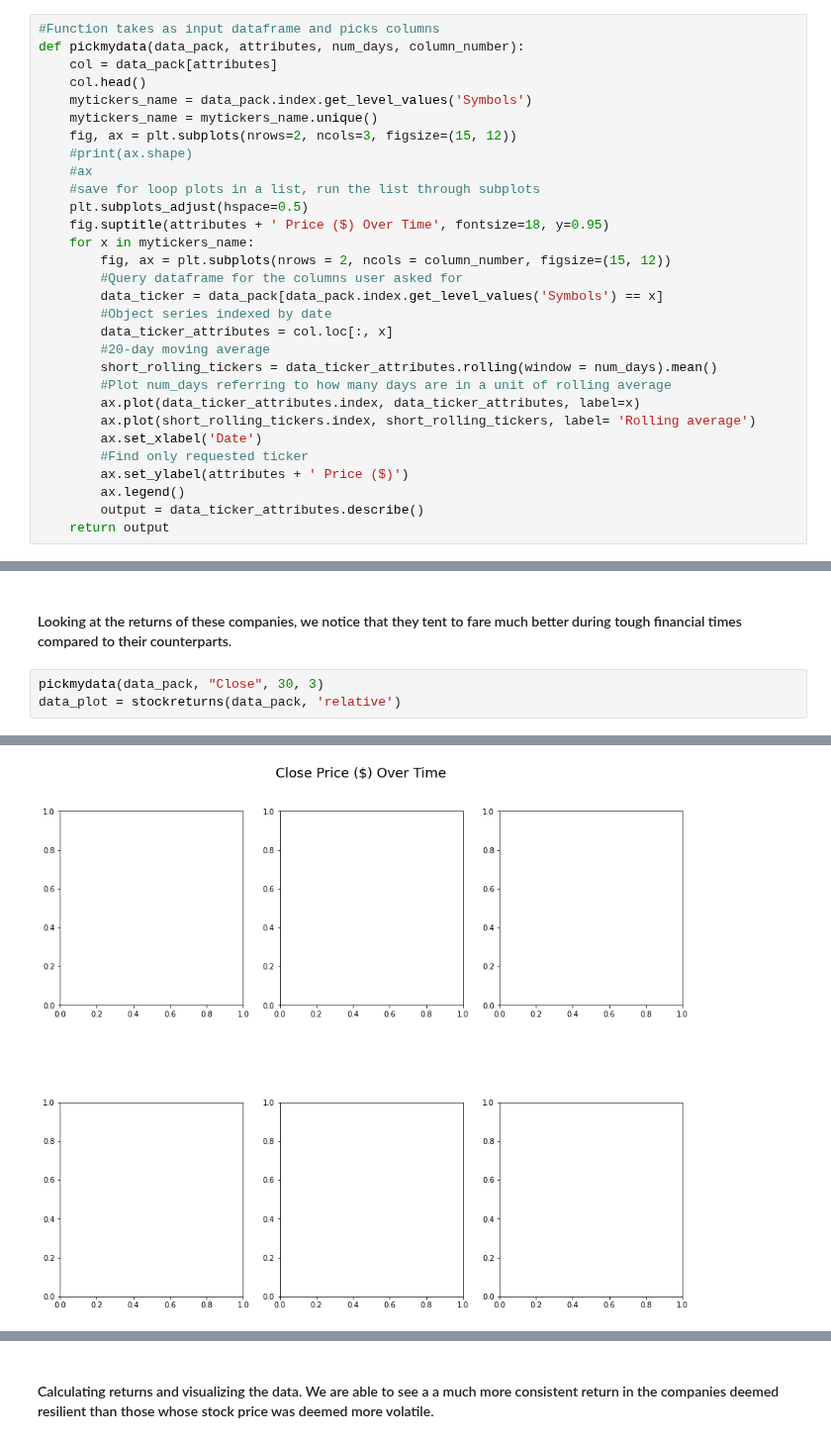
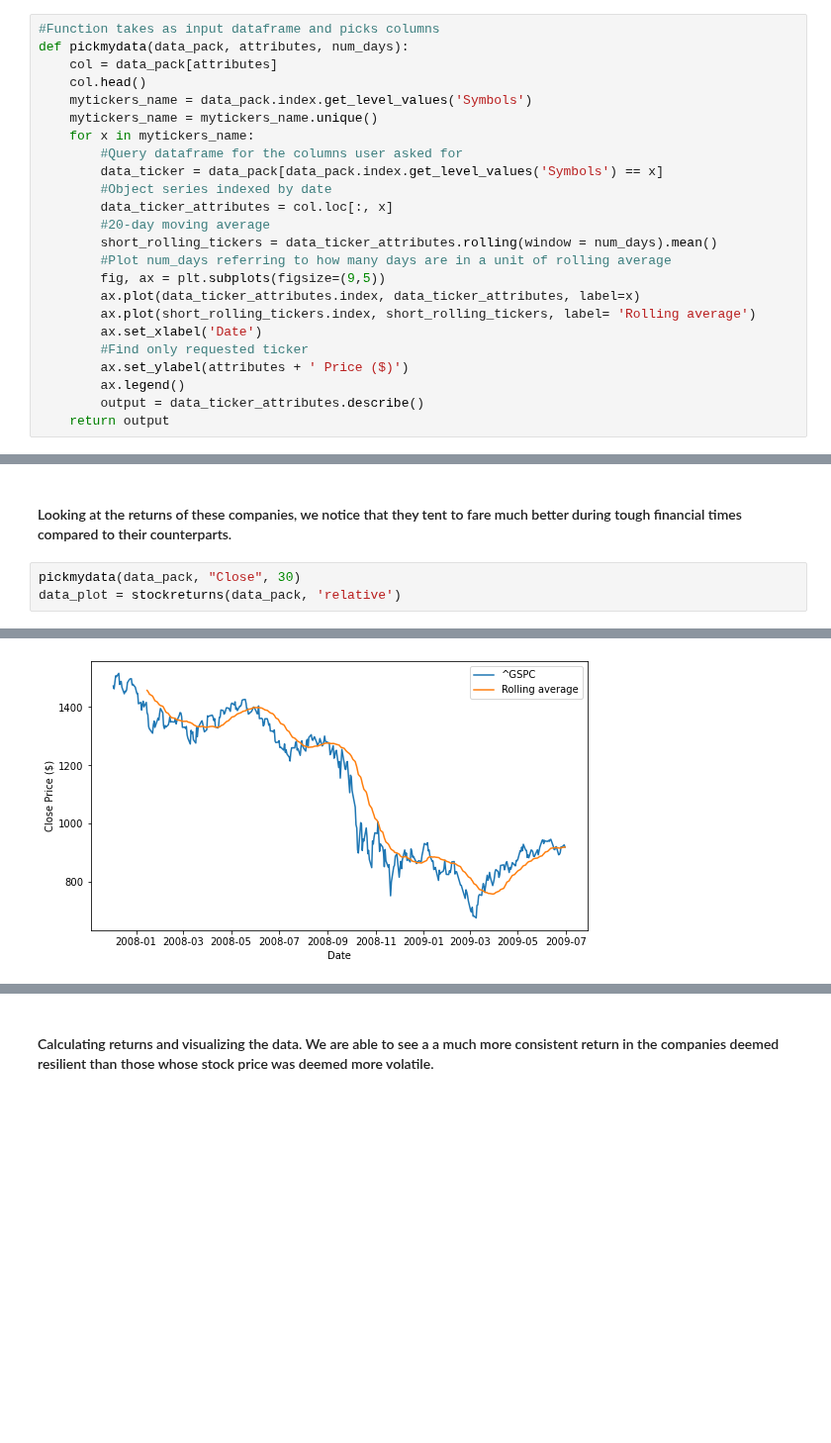
Before and after one commit to BeyeA/Stock-Market-Data-Science, a Jupyter notebook: Recession Proof Stocks.ipynb, the cells around one changed output, grey strips where cells are left out. Shown at 99% size. Saved outputs shown, nothing was run; the diff lists cells and outputs as text; blank space fills up the shorter version.

```diff
--- a/Recession Proof Stocks.ipynb
+++ b/Recession Proof Stocks.ipynb
@@ -20,19 +20,12 @@ def readmydata(tickers, start_date, end_date):
     return output
 # %%
 #Function takes as input dataframe and picks columns
-def pickmydata(data_pack, attributes, num_days, column_number):
+def pickmydata(data_pack, attributes, num_days):
     col = data_pack[attributes]
     col.head()
     mytickers_name = data_pack.index.get_level_values('Symbols')
     mytickers_name = mytickers_name.unique()
-    fig, ax = plt.subplots(nrows=2, ncols=3, figsize=(15, 12))
-    #print(ax.shape)
-    #ax
-    #save for loop plots in a list, run the list through subplots
-    plt.subplots_adjust(hspace=0.5)
-    fig.suptitle(attributes + ' Price ($) Over Time', fontsize=18, y=0.95)
     for x in mytickers_name:
-        fig, ax = plt.subplots(nrows = 2, ncols = column_number, figsize=(15, 12))
         #Query dataframe for the columns user asked for
         data_ticker = data_pack[data_pack.index.get_level_values('Symbols') == x]
         #Object series indexed by date
@@ -40,6 +33,7 @@ def pickmydata(data_pack, attributes, num_days, column_number):
         #20-day moving average
         short_rolling_tickers = data_ticker_attributes.rolling(window = num_days).mean()
         #Plot num_days referring to how many days are in a unit of rolling average
+        fig, ax = plt.subplots(figsize=(9,5))
         ax.plot(data_ticker_attributes.index, data_ticker_attributes, label=x)
         ax.plot(short_rolling_tickers.index, short_rolling_tickers, label= 'Rolling average')
         ax.set_xlabel('Date')
@@ -109,6 +106,6 @@ data_pack = readmydata(tickers=['^GSPC', 'WMT', 'KR', 'GIS', 'HRL', 'CPB'], star
 # %% [markdown]
 #### Looking at the returns of these companies, we notice that they tent to fare much better during tough financial times compared to their counterparts.
 # %%
-pickmydata(data_pack, "Close", 30, 3)
+pickmydata(data_pack, "Close", 30)
 data_plot = stockreturns(data_pack, 'relative')
 # %% [output]
@@ -116 +121 @@ AttributeError: 'numpy.ndarray' object has no attribute 'plot'
-[figure, old version]
+[figure, new version]
```
Also changed, not shown: parts of 10 cells of this notebook.
